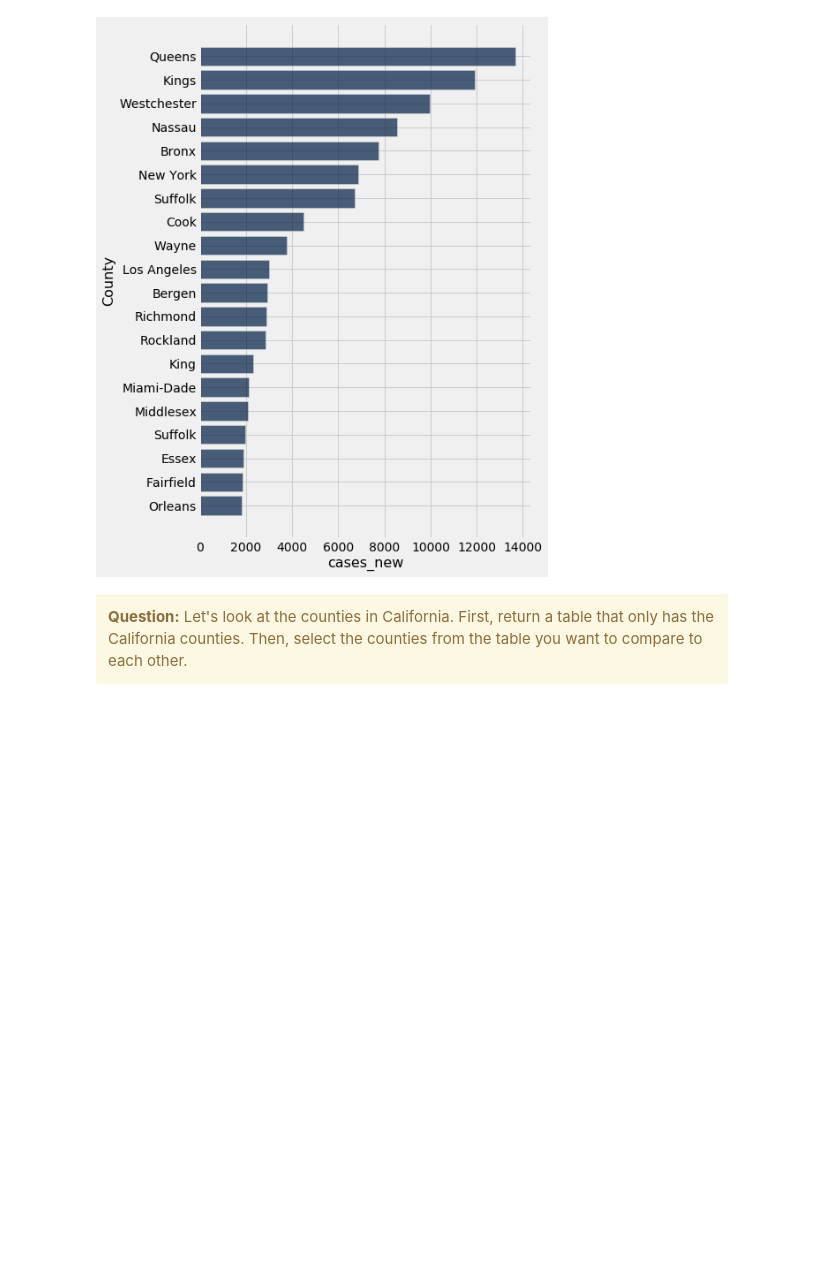
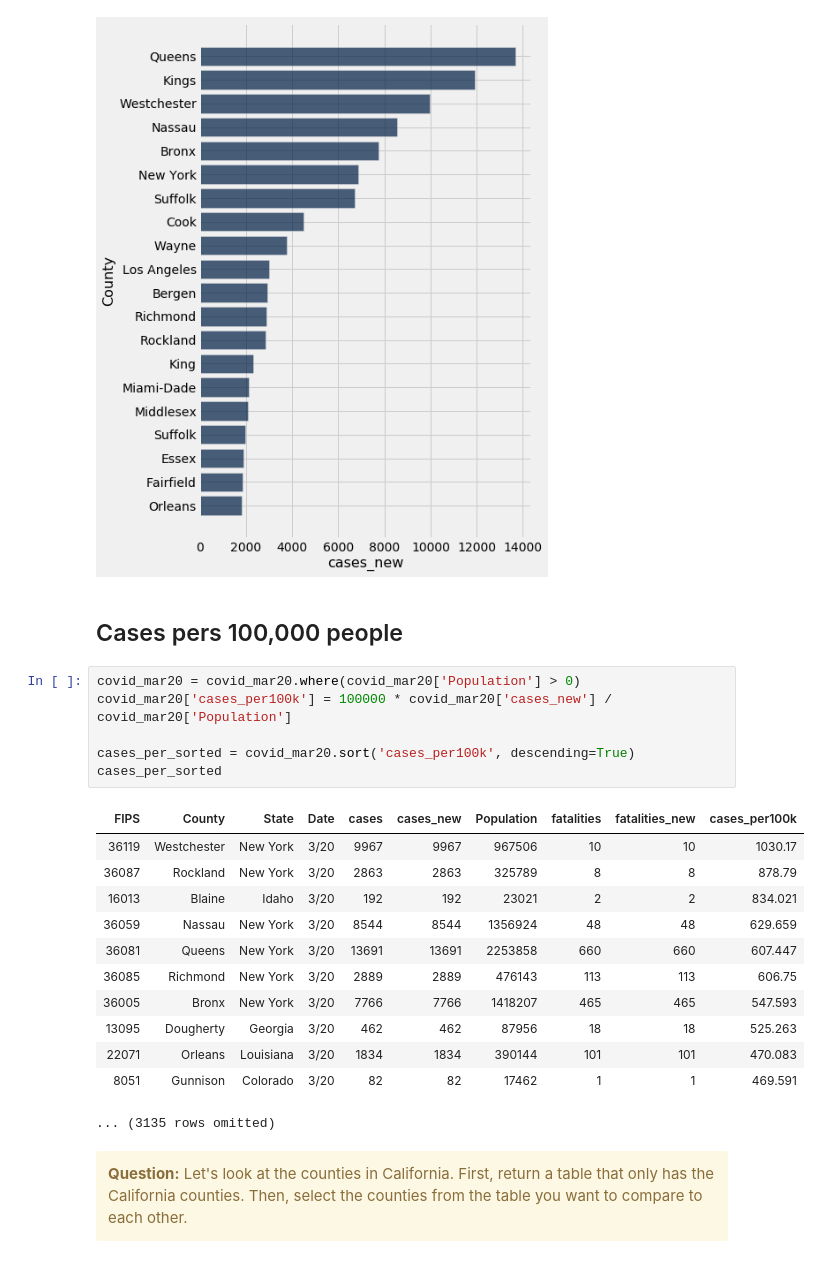
Before and after one commit to ds-modules/BUDS-SU21-Dev, a Jupyter notebook: Project_2/COVID/COVID.ipynb, the cells around one changed output. Cells and saved outputs as stored; diff of their text form; blank space fills up the shorter version.

```diff
--- a/Project_2/COVID/COVID.ipynb
+++ b/Project_2/COVID/COVID.ipynb
@@ -285,6 +285,27 @@ top_twenty...("...", "...")
 top_twenty.barh("County", "cases_new")
 # %% [output]
 [figure]
+# %% [markdown]
+## Cases pers 100,000 people
+# %%
+covid_mar20 = covid_mar20.where(covid_mar20['Population'] > 0)
+covid_mar20['cases_per100k'] = 100000 * covid_mar20['cases_new'] / covid_mar20['Population']
+
+cases_per_sorted = covid_mar20.sort('cases_per100k', descending=True)
+cases_per_sorted
+# %% [output]
+| FIPS | County | State | Date | cases | cases_new | Population | fatalities | fatalities_new | cases_per100k |
+| 36119 | Westchester | New York | 3/20 | 9967 | 9967 | 967506 | 10 | 10 | 1030.17 |
+| 36087 | Rockland | New York | 3/20 | 2863 | 2863 | 325789 | 8 | 8 | 878.79 |
+| 16013 | Blaine | Idaho | 3/20 | 192 | 192 | 23021 | 2 | 2 | 834.021 |
+| 36059 | Nassau | New York | 3/20 | 8544 | 8544 | 1356924 | 48 | 48 | 629.659 |
+| 36081 | Queens | New York | 3/20 | 13691 | 13691 | 2253858 | 660 | 660 | 607.447 |
+| 36085 | Richmond | New York | 3/20 | 2889 | 2889 | 476143 | 113 | 113 | 606.75 |
+| 36005 | Bronx | New York | 3/20 | 7766 | 7766 | 1418207 | 465 | 465 | 547.593 |
+| 13095 | Dougherty | Georgia | 3/20 | 462 | 462 | 87956 | 18 | 18 | 525.263 |
+| 22071 | Orleans | Louisiana | 3/20 | 1834 | 1834 | 390144 | 101 | 101 | 470.083 |
+| 8051 | Gunnison | Colorado | 3/20 | 82 | 82 | 17462 | 1 | 1 | 469.591 |
+... (3135 rows omitted)
 # %% [markdown]
 <div class="alert alert-warning">
 <b>Question:</b> Let's look at the counties in California. First, return a table that only has the California counties. Then, select the counties from the table you want to compare to each other.
```
Also changed, not shown: parts of 4 cells of this notebook.
